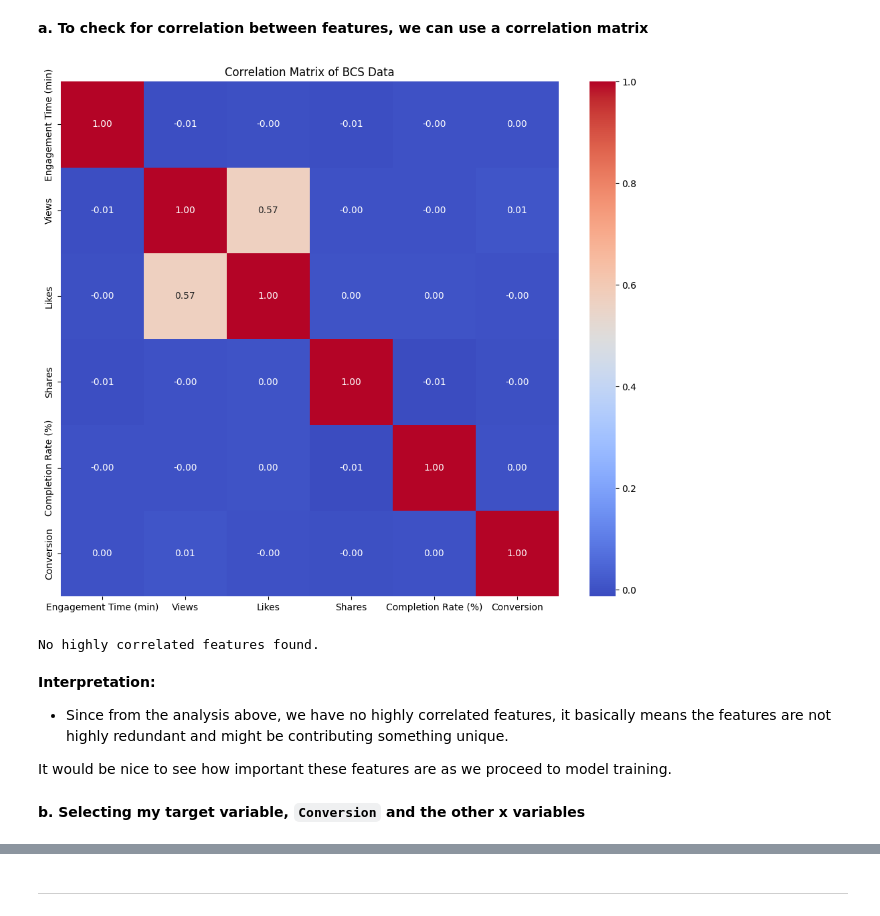
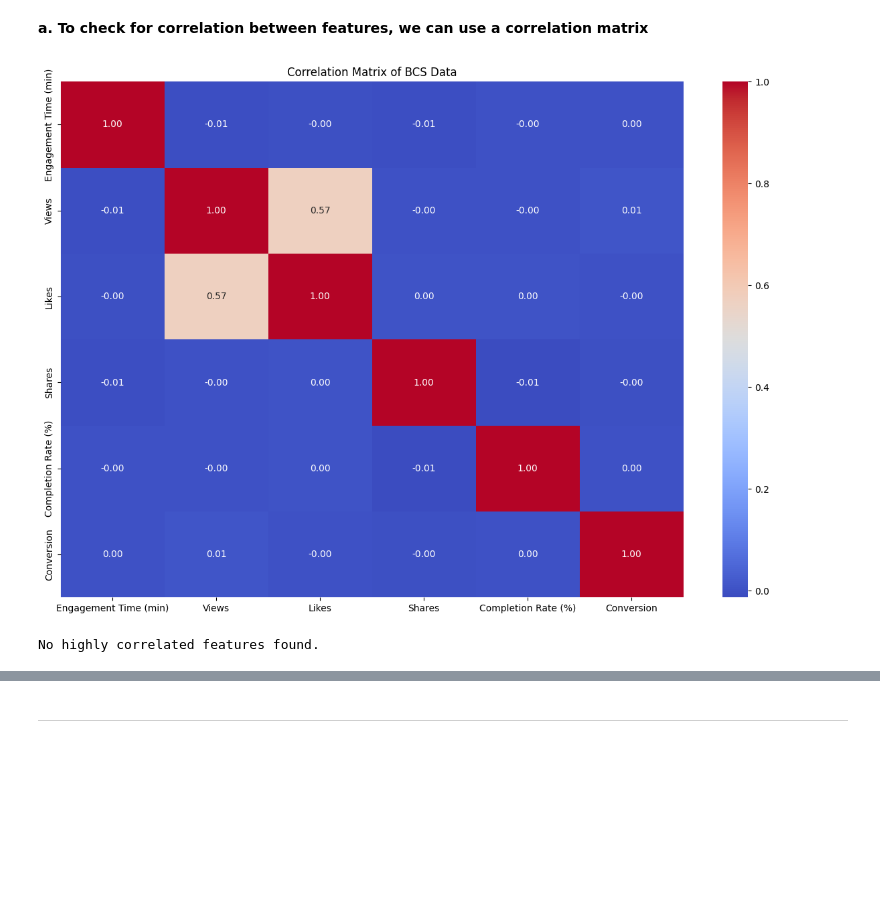
Before and after one commit to theorignalmapdcodex/aipi590_i-4_et2, a Jupyter notebook: notebooks/pdp+ice+ale_plot_interpretation.ipynb, the cells around one changed output, grey strips where cells are left out. Saved outputs shown, nothing was run; the diff lists cells and outputs as text; code cells hidden in the pictures; blank space fills up the shorter version.

```diff
--- a/notebooks/pdp+ice+ale_plot_interpretation.ipynb
+++ b/notebooks/pdp+ice+ale_plot_interpretation.ipynb
@@ -255,14 +234,14 @@ Before we build the model and even start plotting, we need to:
 # %%
 # Creating and visualizing the correlation matrix
 correlation_matrix = bcs_data.corr()                                                    #----> via Gemini AI @ 8:35pm
 
-plt.figure(figsize=(12, 10))
+plt.figure(figsize=(15, 10))
 sns.heatmap(correlation_matrix, annot=True, cmap='coolwarm', fmt=".2f")
 plt.title('Correlation Matrix of BCS Data')
 
 plt.show()
 # %% [output]
-[figure, old version]
+[figure, new version]
 # %%
 # Identifying highly correlated elements by code                                                  #----> via Gemini AI @ 9:19pm but refined by personally introducing 'if clause'
 # Threshold for considering features as highly correlated
@@ -280,10 +259,3 @@ else:
     print(highly_correlated)
 # %% [output]
 No highly correlated features found.
-# %% [markdown]
-**Interpretation:**
-- Since from the analysis above, we have no highly correlated features, it basically means the features are not highly redundant and might be contributing something unique.
-
-It would be nice to see how important these features are as we proceed to model training.
-# %% [markdown]
-**b. Selecting my target variable, `Conversion` and the other x variables**
```
Also changed, not shown: parts of 73 cells of this notebook.
